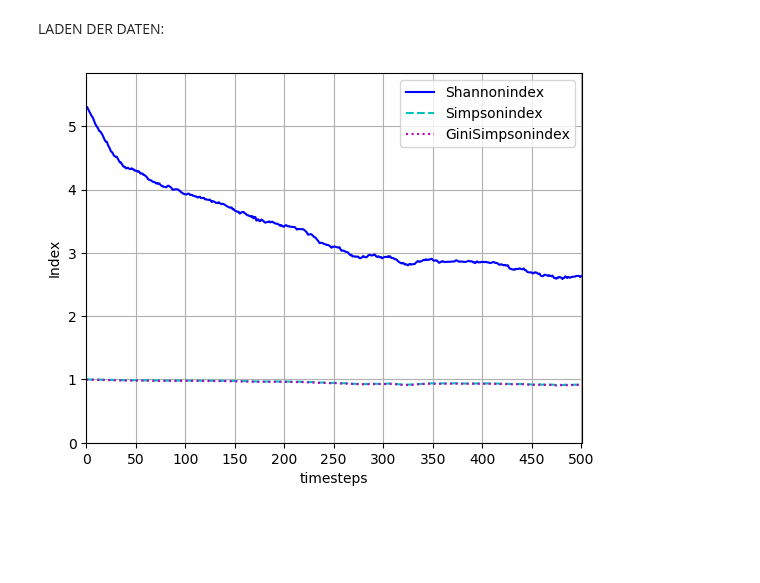
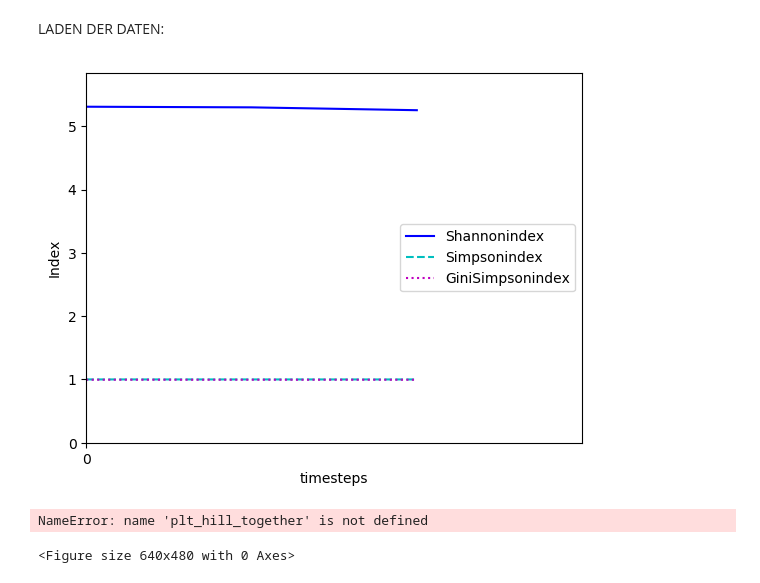
Before and after one commit to sisyga/biolgca, a Jupyter notebook: Speicherprobe.ipynb, the cells around one changed output. Saved outputs shown, nothing was run; the diff lists cells and outputs as text; code cells hidden in the pictures; blank space fills up the shorter version.

```diff
--- a/Speicherprobe.ipynb
+++ b/Speicherprobe.ipynb
@@ -47,7 +47,7 @@ import pathlib
 
 
 # Paraliste:
-timesteps = 500
+timesteps = 2
 dim = 1
 dens = 1
 rc = 200
@@ -56,9 +56,9 @@ deathrate = 0.02
 
 # Ausgabe aller Indizes
 ausgabe = False
-saving = False
-id = 0
-saving_data = False
+saving = True
+id = 999
+saving_data = True
 saving_entropies = False
 # %%
 # Durchlauf
@@ -96,10 +96,13 @@ LADEN DER DATEN:
 # entropies = np.load('saved_data/' + 'Entropies id=0'+'.npz')
 # sh, si, gi = entropies
 # print(entropies[sh], entropies[si], entropies[gi])
-# %%
-plot_entropies_together(lgca, id=id)
-# %% [output]
-[figure, removed]
+# %%
+plot_entropies_together(lgca.props_t, id=id, save=saving)
+plt_hill_together(lgca.props_t, id=id, save=saving)
+# %% [output]
+[figure, added]
+NameError: name 'plt_hill_together' is not defined
+<Figure size 640x480 with 0 Axes>
 # %%
 %matplotlib notebook
 lgca.bar_stacked_relative(save = saving, id = id)
```
Also changed, not shown: parts of 2 cells of this notebook, 3 other files.
